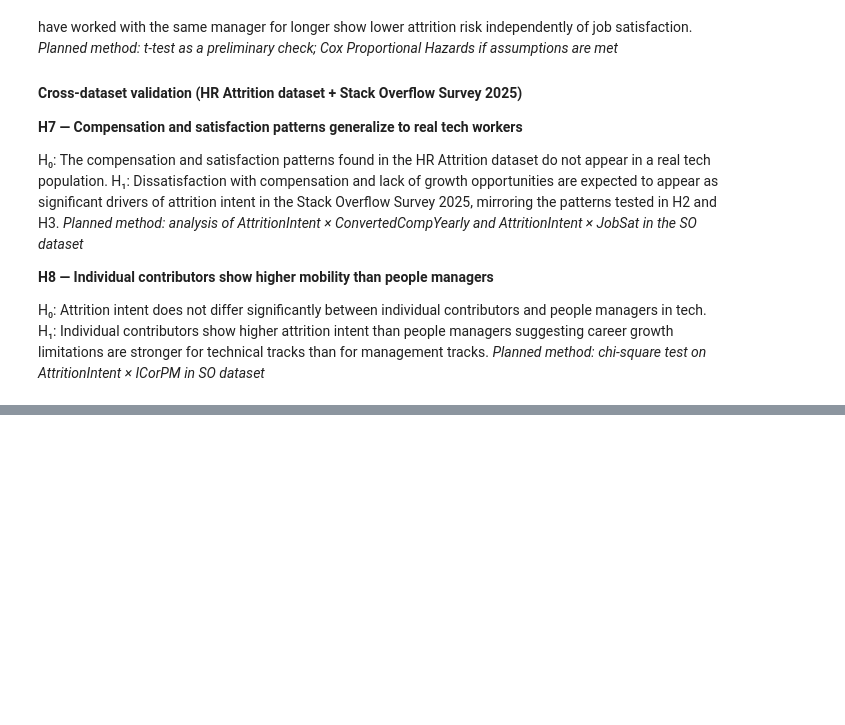
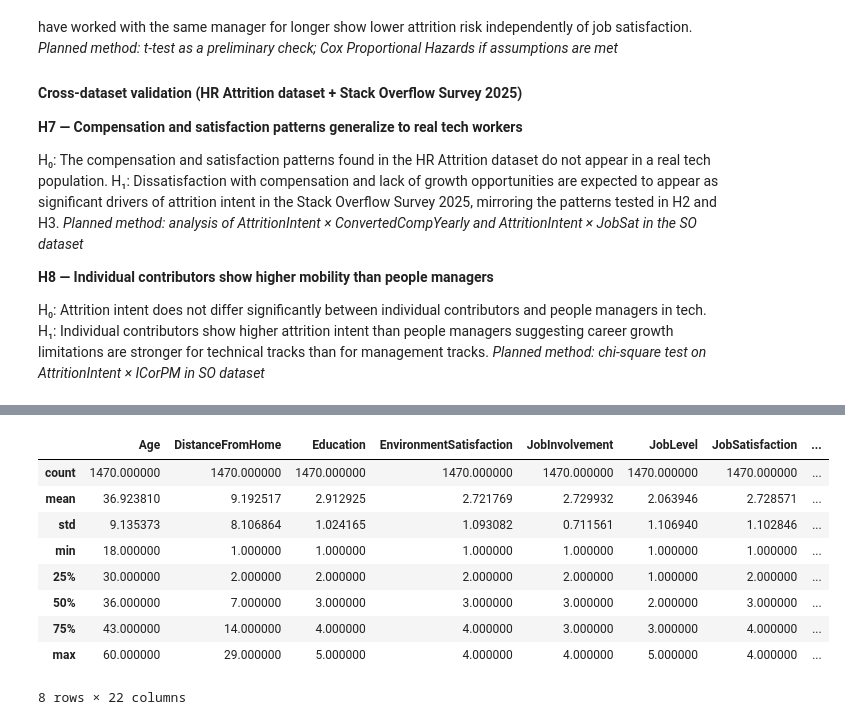
Before and after one commit to amanova1/why-employees-leave, a Jupyter notebook: why_employees_leave.ipynb, the cells around one changed output, grey strips where cells are left out. Cells and saved outputs as stored; diff of their text form; code cells hidden in the pictures; blank space fills up the shorter version.

Commit message:
load and inspect data

```diff
--- a/why_employees_leave.ipynb
+++ b/why_employees_leave.ipynb
@@ -176,0 +182,7 @@ H₁: Individual contributors show higher attrition intent than people managers
+# %%
+hr_data = pd.read_csv("data/kaggle-attrition/attrition.csv")
+so_data = pd.read_csv("data/stack-overflow-developer-survey-2025/survey_results_public.csv",
+                        low_memory = False)
+
+print("HR Attrition dataset:", hr_data.shape)
+print("Stack Overflow Survey:", so_data.shape)
@@ -176,0 +231,7 @@ H₁: Individual contributors show higher attrition intent than people managers
+# %%
+cols_to_remove = ['EmployeeCount', 'StandardHours', 'Over18',
+                'EmployeeNumber', 'DailyRate', 'HourlyRate']
+
+hr_data = hr_data.drop(columns=cols_to_remove, errors='ignore')
+print(f"Remaining columns: {hr_data.shape[1]}")
+print(hr_data.columns.tolist())
@@ -176,0 +241,5 @@ H₁: Individual contributors show higher attrition intent than people managers
+# %%
+# Attrition is stored as a string "Yes"/"No" and needs to be converted to binary (0/1) for use in statistical models
+
+hr_data['Attrition_binary'] = (hr_data['Attrition'] == 'Yes').astype(int)
+print(hr_data['Attrition_binary'].value_counts())
@@ -176,0 +261,13 @@ H₁: Individual contributors show higher attrition intent than people managers
+# %%
+hr_data.describe()
+# %% [output]
+|  | Age | DistanceFromHome | Education | EnvironmentSatisfaction | JobInvolvement | JobLevel | JobSatisfaction | ... |
+| count | 1470.000000 | 1470.000000 | 1470.000000 | 1470.000000 | 1470.000000 | 1470.000000 | 1470.000000 | ... |
+| mean | 36.923810 | 9.192517 | 2.912925 | 2.721769 | 2.729932 | 2.063946 | 2.728571 | ... |
+| std | 9.135373 | 8.106864 | 1.024165 | 1.093082 | 0.711561 | 1.106940 | 1.102846 | ... |
+| min | 18.000000 | 1.000000 | 1.000000 | 1.000000 | 1.000000 | 1.000000 | 1.000000 | ... |
+| 25% | 30.000000 | 2.000000 | 2.000000 | 2.000000 | 2.000000 | 1.000000 | 2.000000 | ... |
+| 50% | 36.000000 | 7.000000 | 3.000000 | 3.000000 | 3.000000 | 2.000000 | 3.000000 | ... |
+| 75% | 43.000000 | 14.000000 | 4.000000 | 4.000000 | 3.000000 | 3.000000 | 4.000000 | ... |
+| max | 60.000000 | 29.000000 | 5.000000 | 4.000000 | 4.000000 | 5.000000 | 4.000000 | ... |
+8 rows × 22 columns
```
Also changed, not shown: parts of 16 cells of this notebook.
